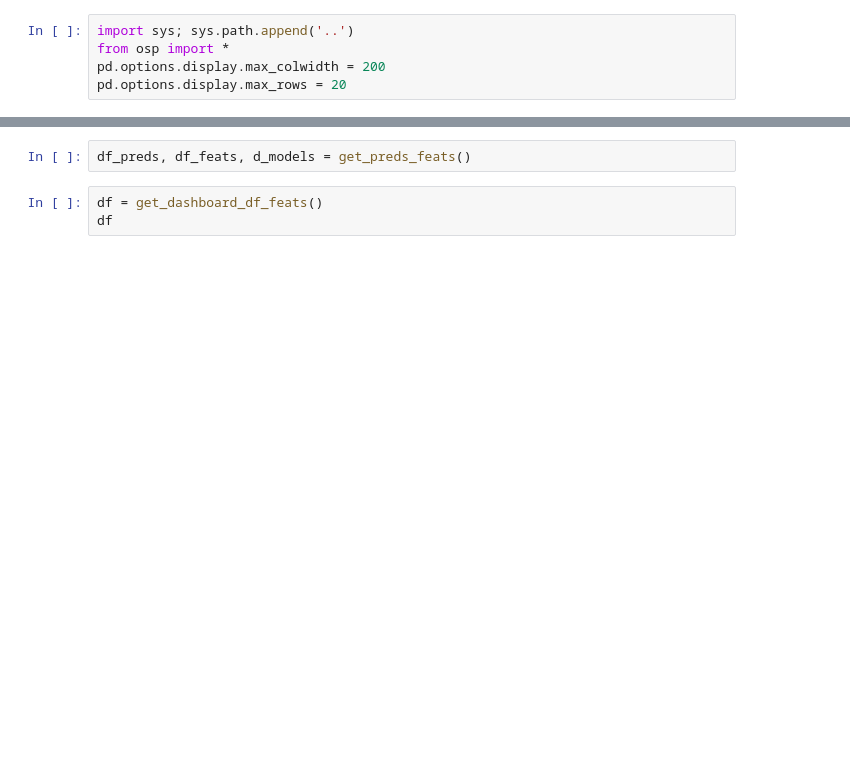
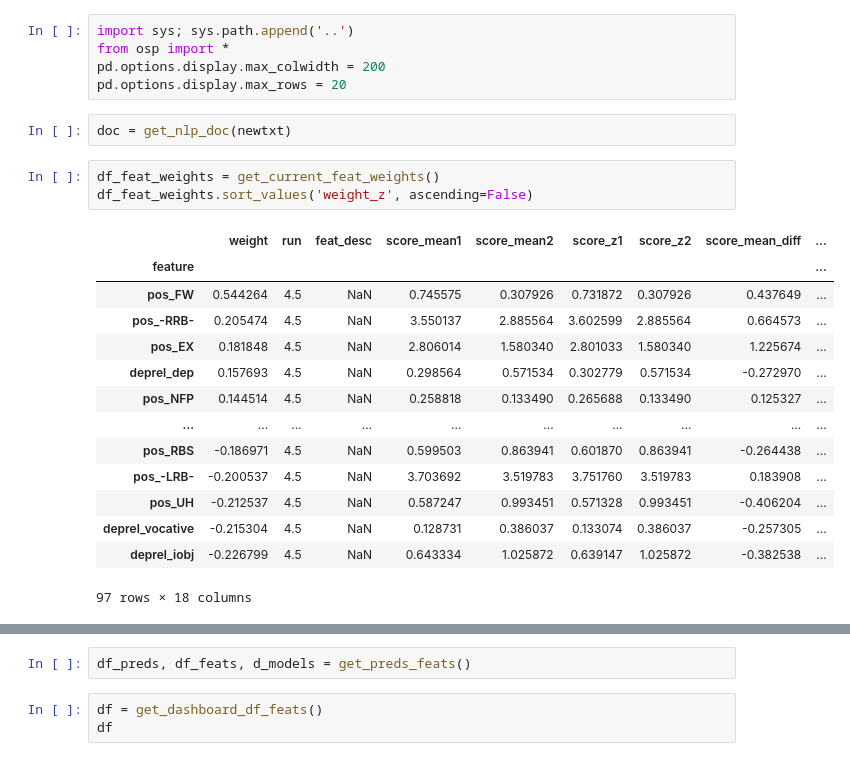
Before and after one commit to quadrismegistus/ordinary-style-philosophy, a Jupyter notebook: notebooks/AppHelp4.ipynb, the cells around one changed output, grey strips where cells are left out. Drawn from its saved outputs; the diff is of its cells as text; blank space fills up the shorter version.

```diff
--- a/notebooks/AppHelp4.ipynb
+++ b/notebooks/AppHelp4.ipynb
@@ -3,3 +3,23 @@ import sys; sys.path.append('..')
 from osp import *
 pd.options.display.max_colwidth = 200
 pd.options.display.max_rows = 20
+# %%
+doc = get_nlp_doc(newtxt)
+# %%
+df_feat_weights = get_current_feat_weights()
+df_feat_weights.sort_values('weight_z', ascending=False)
+# %% [output]
+|  | weight | run | feat_desc | score_mean1 | score_mean2 | score_z1 | score_z2 | score_mean_diff | ... |
+| feature |  |  |  |  |  |  |  |  | ... |
+| pos_FW | 0.544264 | 4.5 | NaN | 0.745575 | 0.307926 | 0.731872 | 0.307926 | 0.437649 | ... |
+| pos_-RRB- | 0.205474 | 4.5 | NaN | 3.550137 | 2.885564 | 3.602599 | 2.885564 | 0.664573 | ... |
+| pos_EX | 0.181848 | 4.5 | NaN | 2.806014 | 1.580340 | 2.801033 | 1.580340 | 1.225674 | ... |
+| deprel_dep | 0.157693 | 4.5 | NaN | 0.298564 | 0.571534 | 0.302779 | 0.571534 | -0.272970 | ... |
+| pos_NFP | 0.144514 | 4.5 | NaN | 0.258818 | 0.133490 | 0.265688 | 0.133490 | 0.125327 | ... |
+| ... | ... | ... | ... | ... | ... | ... | ... | ... | ... |
+| pos_RBS | -0.186971 | 4.5 | NaN | 0.599503 | 0.863941 | 0.601870 | 0.863941 | -0.264438 | ... |
+| pos_-LRB- | -0.200537 | 4.5 | NaN | 3.703692 | 3.519783 | 3.751760 | 3.519783 | 0.183908 | ... |
+| pos_UH | -0.212537 | 4.5 | NaN | 0.587247 | 0.993451 | 0.571328 | 0.993451 | -0.406204 | ... |
+| deprel_vocative | -0.215304 | 4.5 | NaN | 0.128731 | 0.386037 | 0.133074 | 0.386037 | -0.257305 | ... |
+| deprel_iobj | -0.226799 | 4.5 | NaN | 0.643334 | 1.025872 | 0.639147 | 1.025872 | -0.382538 | ... |
+97 rows × 18 columns
```
Also changed, not shown: parts of 7 cells of this notebook, 12 other files.
